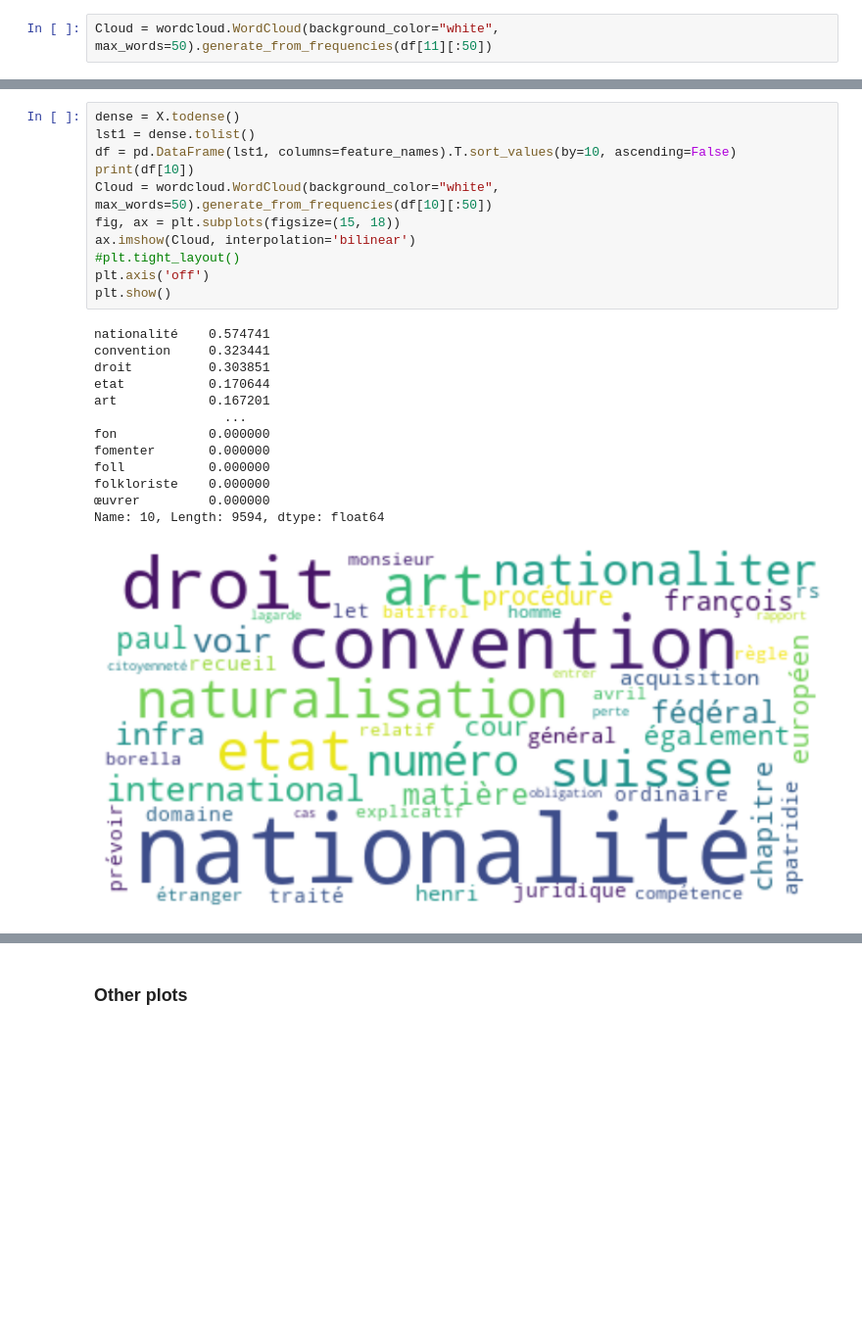
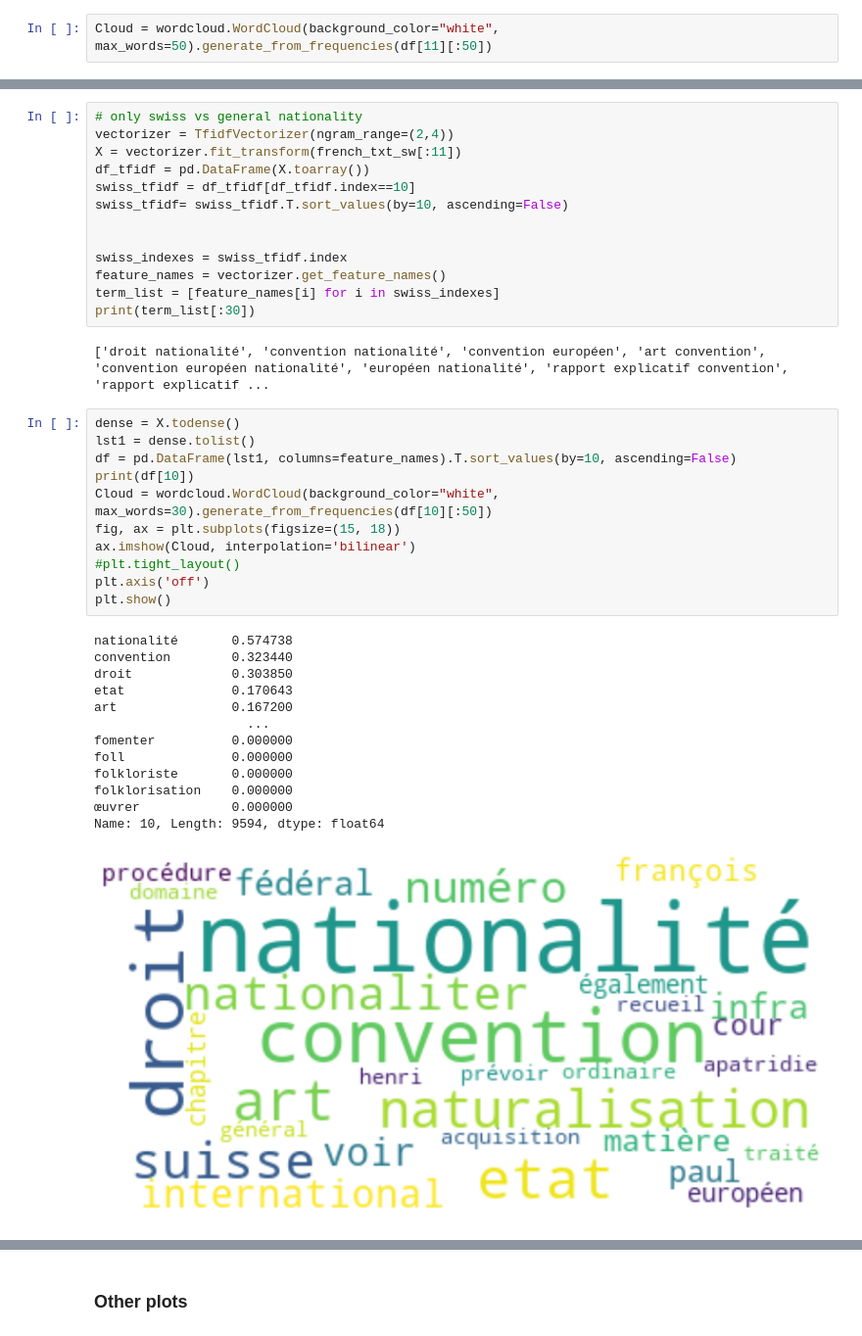
Before and after one commit to ludovicaschaerf/H-D_Project, a Jupyter notebook: N-grams Sociology of Nation.ipynb, the cells around one changed output, grey strips where cells are left out. Shown at 98% size. Saved outputs shown, nothing was run; the diff lists cells and outputs as text; blank space fills up the shorter version.

Commit message:
words chosen

```diff
--- a/N-grams Sociology of Nation.ipynb
+++ b/N-grams Sociology of Nation.ipynb
@@ -400,25 +400,40 @@ print(term_list[:100])
+# %%
+# only swiss vs general nationality
+vectorizer = TfidfVectorizer(ngram_range=(2,4))
+X = vectorizer.fit_transform(french_txt_sw[:11])
+df_tfidf = pd.DataFrame(X.toarray())
+swiss_tfidf = df_tfidf[df_tfidf.index==10]
+swiss_tfidf= swiss_tfidf.T.sort_values(by=10, ascending=False)
+
+
+swiss_indexes = swiss_tfidf.index
+feature_names = vectorizer.get_feature_names()
+term_list = [feature_names[i] for i in swiss_indexes]
+print(term_list[:30])
+# %% [output]
+['droit nationalité', 'convention nationalité', 'convention européen', 'art convention', 'convention européen nationalité', 'européen nationalité', 'rapport explicatif convention', 'rapport explicatif ...
 # %%
 dense = X.todense()
 lst1 = dense.tolist()
 df = pd.DataFrame(lst1, columns=feature_names).T.sort_values(by=10, ascending=False)
 print(df[10])
-Cloud = wordcloud.WordCloud(background_color="white", max_words=50).generate_from_frequencies(df[10][:50])
+Cloud = wordcloud.WordCloud(background_color="white", max_words=30).generate_from_frequencies(df[10][:50])
 fig, ax = plt.subplots(figsize=(15, 18))
 ax.imshow(Cloud, interpolation='bilinear')
 #plt.tight_layout()
 plt.axis('off')
 plt.show()
 # %% [output]
-nationalité    0.574741
-convention     0.323441
-droit          0.303851
-etat           0.170644
-art            0.167201
-                 ...
-fon            0.000000
-fomenter       0.000000
-foll           0.000000
-folkloriste    0.000000
-œuvrer         0.000000
+nationalité       0.574738
+convention        0.323440
+droit             0.303850
+etat              0.170643
+art               0.167200
+                    ...
+fomenter          0.000000
+foll              0.000000
+folkloriste       0.000000
+folklorisation    0.000000
+œuvrer            0.000000
 Name: 10, Length: 9594, dtype: float64
-[figure, old version]
+[figure, new version]
```
Also changed, not shown: parts of 10 cells of this notebook.
